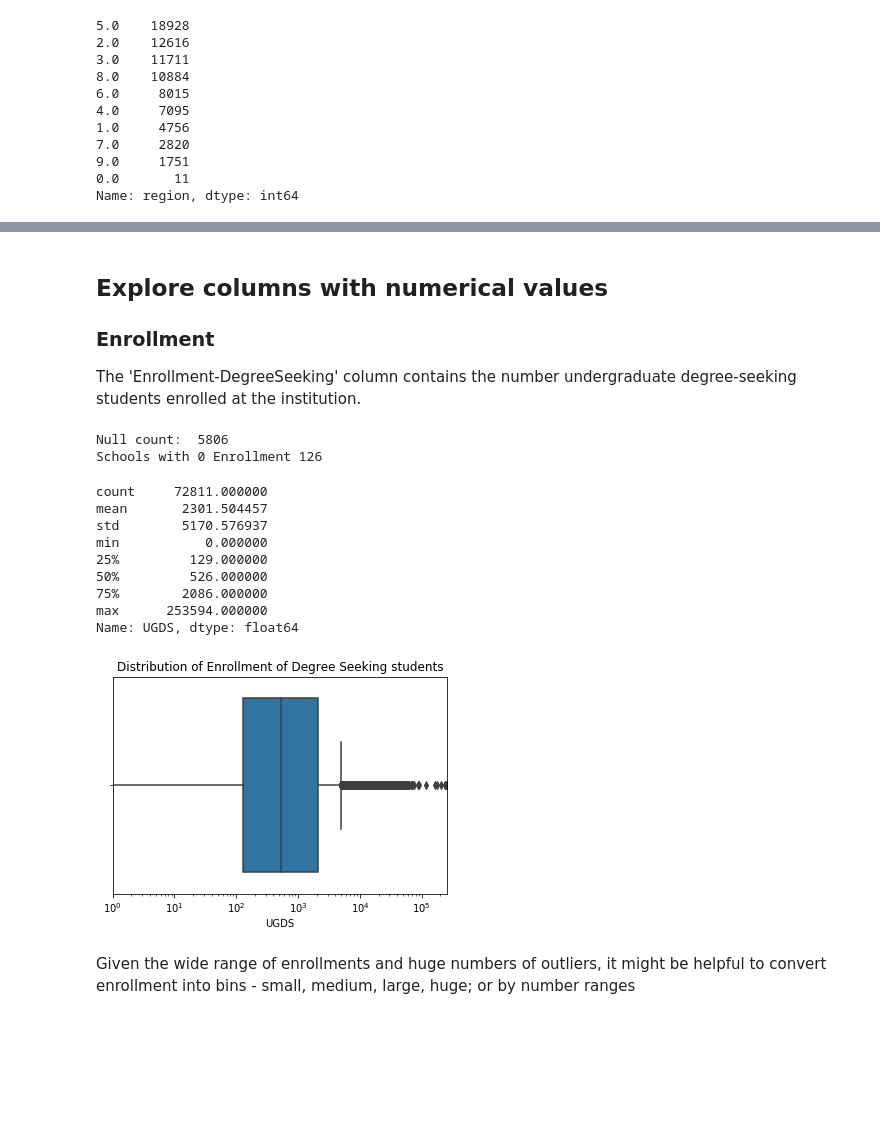
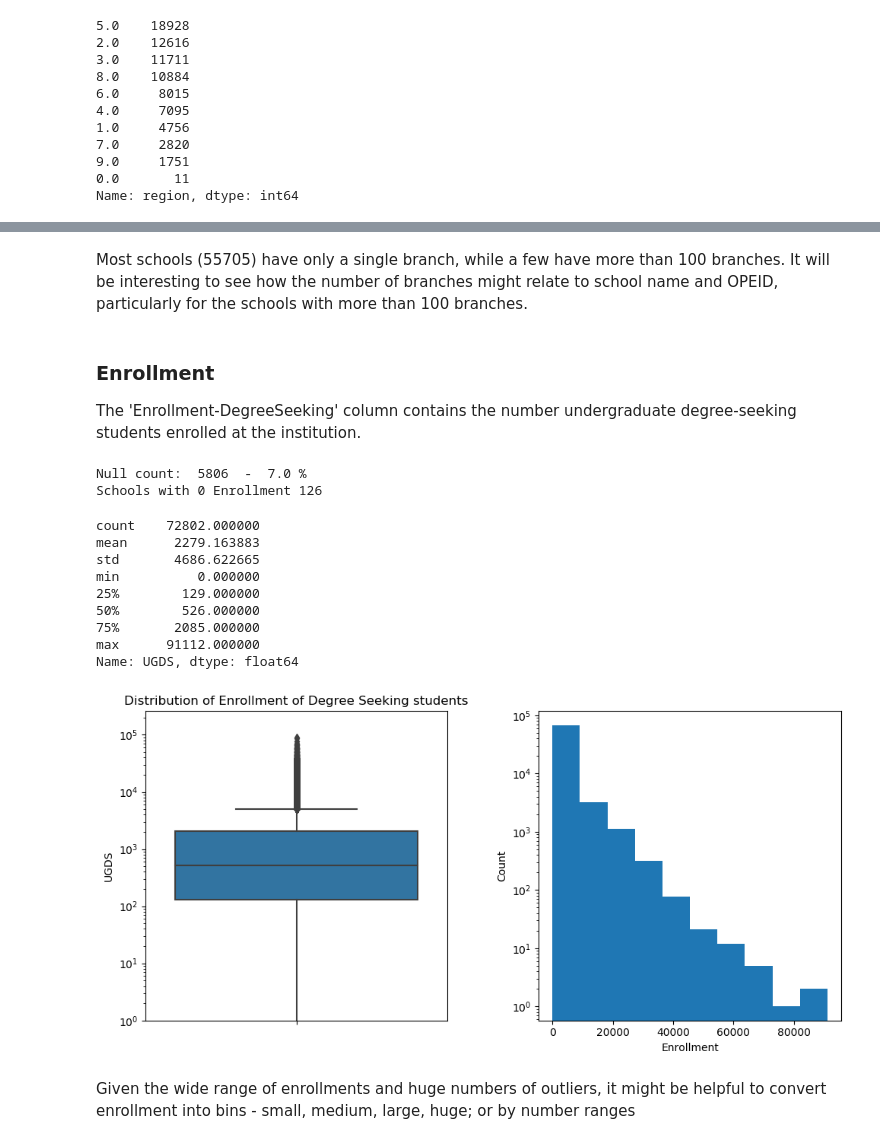
Before and after one commit to kregier/Springboard, a Jupyter notebook: Capstone2/CollegeScorecardDataWrangling.ipynb, the cells around one changed output, grey strips where cells are left out. Drawn from its saved outputs; the diff is of its cells as text; code cells hidden in the pictures; blank space fills up the shorter version.

Commit message:
More Data Wrangling and EDA

```diff
--- a/Capstone2/CollegeScorecardDataWrangling.ipynb
+++ b/Capstone2/CollegeScorecardDataWrangling.ipynb
@@ -622,32 +622,44 @@ Name: region, dtype: int64
+# %% [markdown]
+Most schools (55705) have only a single branch, while a few have more than 100 branches. It will be interesting to see how the number of branches might relate to school name and OPEID, particularly for the schools with more than 100 branches.
 # %% [markdown]
-## Explore columns with numerical values
 ### Enrollment
 The 'Enrollment-DegreeSeeking' column contains the number undergraduate degree-seeking students enrolled at the institution.
 # %%
-print('Null count: ', data['UGDS'].isnull().sum())
+print('Null count: ', data['UGDS'].isnull().sum(), " - " , round(data['UGDS'].isnull().sum()/data.shape[0] *100), "%")
 zero = data.loc[data['UGDS']==0]
 print('Schools with 0 Enrollment', zero.shape[0])
 data['UGDS'].describe().T
 # %% [output]
-Null count:  5806
+Null count:  5806  -  7.0 %
 Schools with 0 Enrollment 126
-count     72811.000000
-mean       2301.504457
-std        5170.576937
-min           0.000000
-25%         129.000000
-50%         526.000000
-75%        2086.000000
-max      253594.000000
+count    72802.000000
+mean      2279.163883
+std       4686.622665
+min          0.000000
+25%        129.000000
+50%        526.000000
+75%       2085.000000
+max      91112.000000
 Name: UGDS, dtype: float64
 # %%
-sns.boxplot('UGDS', data=data)
+fig=plt.figure(figsize=(10,5), dpi= 100, facecolor='w', edgecolor='k')
+plt.subplot(1, 2, 1)
+sns.boxplot('UGDS', data=data, orient='v')
 plt.title('Distribution of Enrollment of Degree Seeking students')
-plt.xscale('log')
-plt.xlim([1, 260000])
+plt.yscale('log')
+plt.ylim([1, 260000])
+
+plt.subplot(1, 2, 2)
+plt.hist(data['UGDS'])
+plt.xlabel('Enrollment')
+plt.ylabel('Count')
+#plt.xscale('log')
+#plt.xlim([1, 10000000])
+plt.yscale('log')
+plt.tight_layout()
 plt.show()
 # %% [output]
-[figure, old version]
+[figure, new version]
 # %% [markdown]
 Given the wide range of enrollments and huge numbers of outliers, it might be helpful to convert enrollment into bins - small, medium, large, huge; or by number ranges
 # %%
```
Also changed, not shown: parts of 47 cells of this notebook.
